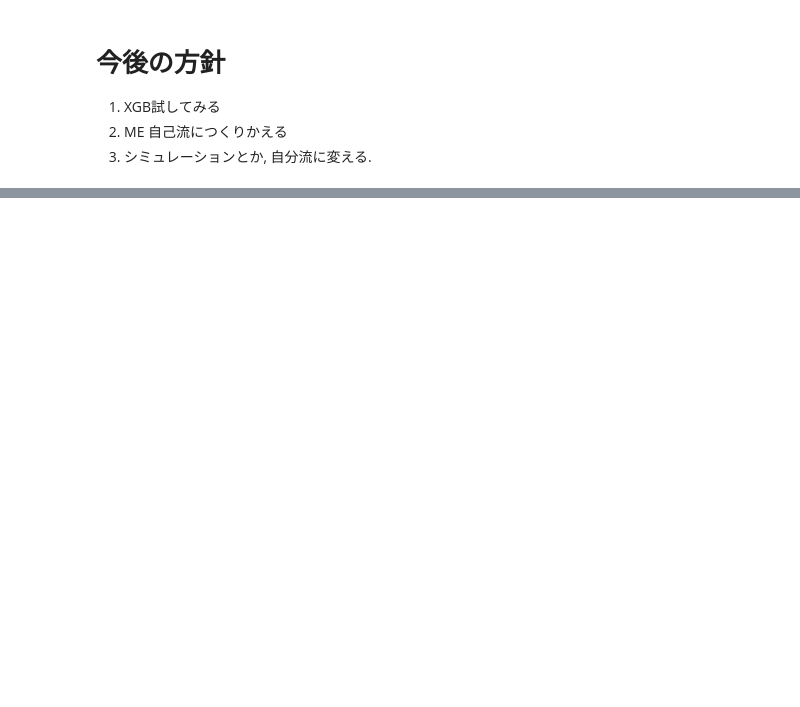
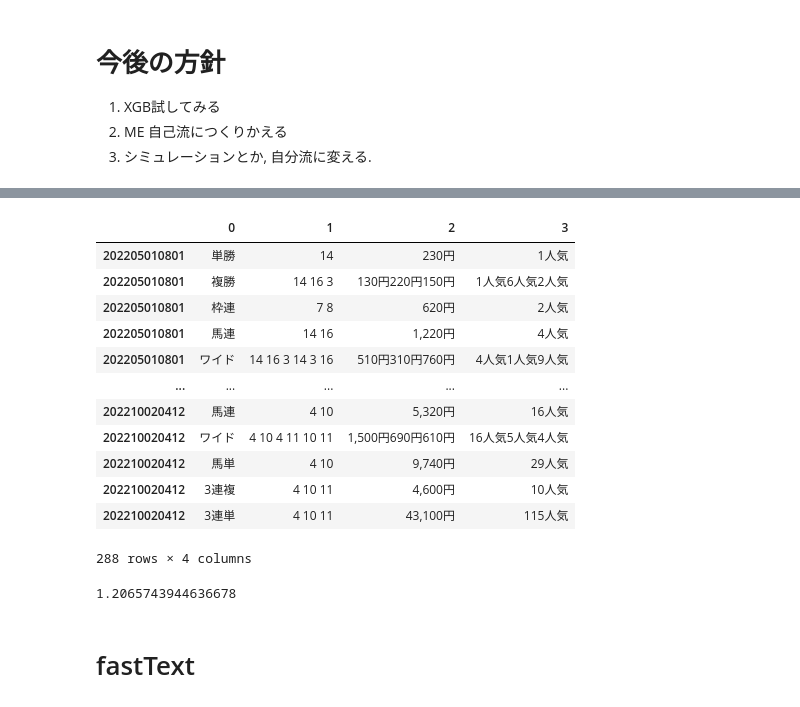
Before and after one commit to yodarjeering/horse, a Jupyter notebook: HorseBook.ipynb, the cells around one changed output, grey strips where cells are left out. Drawn from its saved outputs; the diff is of its cells as text; code cells hidden in the pictures; blank space fills up the shorter version.

```diff
--- a/HorseBook.ipynb
+++ b/HorseBook.ipynb
@@ -1481,0 +2471,12 @@ device_lib.list_local_devices()
+# %%
+# 欠損値は 0 とした
+train, test = split_data(r.data_c.fillna(0),test_size=0.2,rank_learning=False)
+# x_train = train.drop(['rank', 'date','体重','体重変化','単勝'], axis=1)
+x_train = train.drop(['rank', 'date','単勝'], axis=1)
+y_train = train['rank']
+
+x_test = test.drop(['rank', 'date','単勝'], axis=1)
+y_test = test['rank']
+
+train_query = x_train.groupby(x_train.index).size()
+test_query = x_test.groupby(x_test.index).size()
@@ -1481,0 +2663,5 @@ device_lib.list_local_devices()
+# %%
+sl = RankSimulater(lgb_rank)
+sl.return_table_today(race_id_list)
+# return_tables.rename(columns={'0':0,'1':1,'2':2,'3':3},inplace=True)
+sl.show_results(st ,race_id_list)
@@ -1481,0 +2686,22 @@ device_lib.list_local_devices()
+# %%
+sl.return_tables
+# %% [output]
+|  | 0 | 1 | 2 | 3 |
+| 202205010801 | 単勝 | 14 | 230円 | 1人気 |
+| 202205010801 | 複勝 | 14 16 3 | 130円220円150円 | 1人気6人気2人気 |
+| 202205010801 | 枠連 | 7 8 | 620円 | 2人気 |
+| 202205010801 | 馬連 | 14 16 | 1,220円 | 4人気 |
+| 202205010801 | ワイド | 14 16 3 14 3 16 | 510円310円760円 | 4人気1人気9人気 |
+| ... | ... | ... | ... | ... |
+| 202210020412 | 馬連 | 4 10 | 5,320円 | 16人気 |
+| 202210020412 | ワイド | 4 10 4 11 10 11 | 1,500円690円610円 | 16人気5人気4人気 |
+| 202210020412 | 馬単 | 4 10 | 9,740円 | 29人気 |
+| 202210020412 | 3連複 | 4 10 11 | 4,600円 | 10人気 |
+| 202210020412 | 3連単 | 4 10 11 | 43,100円 | 115人気 |
+288 rows × 4 columns
+# %%
+(11940+578*100)/(578*100)
+# %% [output]
+1.2065743944636678
+# %% [markdown]
+# fastText
```
Also changed, not shown: parts of 177 cells of this notebook, 8 other files.
